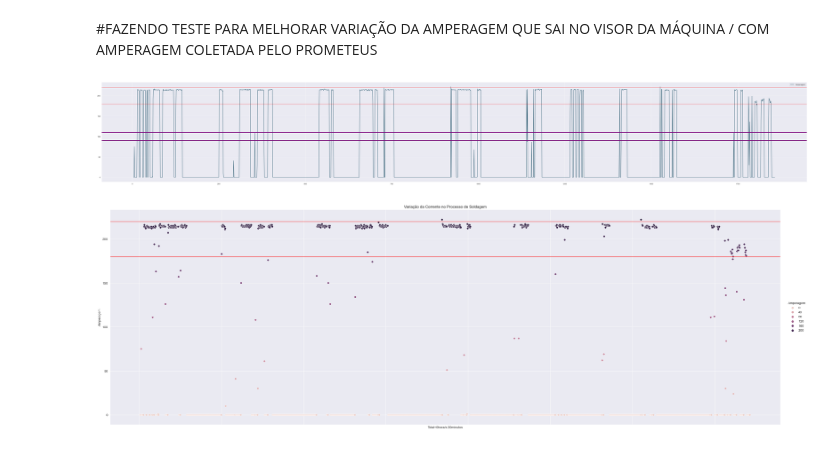
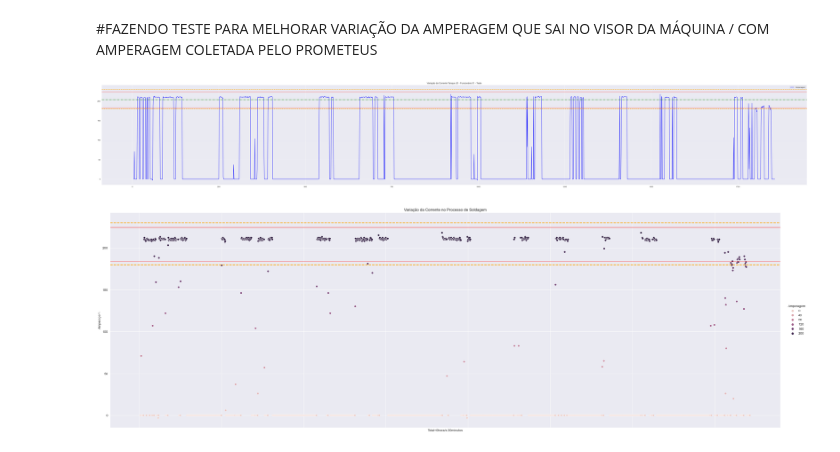
Before and after one commit to Pedrohprado/teste_frame_prometeus, a Jupyter notebook: dfFrame.ipynb, the cells around one changed output. Drawn from its saved outputs; the diff is of its cells as text; code cells hidden in the pictures.

Commit message:
terceiro teste galãozinho

```diff
--- a/dfFrame.ipynb
+++ b/dfFrame.ipynb
@@ -52,21 +52,25 @@ porc = arc * 0.10
 linhamax = arc + porc
 linhamin = arc - porc
 
-arc2 = int(input('Qual o segundo valor da corrente utilizado?'))
-porc2 = arc2 * 0.10
-linhamax2 = arc2 + porc2
-linhamin2 = arc2 - porc2
+arc2 = int(input('Qual a corrente mínima seguindo IE?'))
+arc3 = int(input('Qual a corrente máxima seguindo IE?'))
 # %%
 #Plotando gráficos de linha
-df.plot(figsize=(70,10), color='#154a61')
+df.plot(figsize=(70,10), color='blue')
+
+plt.title('Variação da Corrente Tanque JD - Funcionário 01 - Teste')
+
+
 plt.axhline(linhamax,0,1, color = 'r', **{'lw':1})
 plt.axhline(linhamin,0,1, color = 'r', **{'lw':1})
 
-plt.axhline(linhamax2,0,1, color = 'purple', **{'lw':1})
-plt.axhline(linhamin2,0,1, color = 'purple', **{'lw':1})
+plt.axhline(arc,0,1, color = 'green',ls = 'dashdot', **{'lw':2})
+
+plt.axhline(arc3,0,1, color = 'orange',ls = '--', **{'lw':2})
+plt.axhline(arc2,0,1, color = 'orange',ls = '--', **{'lw':2})
 plt.show()
 # %% [output]
-[figure, old version]
+[figure, new version]
 # %%
 #Plotando gráficos de disperção
 sns.set_style('darkgrid')
@@ -77,11 +81,15 @@ plt.xlabel(total)
 
 plt.axhline(linhamax,0,1, color = 'r', **{'lw':1})
 plt.axhline(linhamin,0,1, color = 'r', **{'lw':1})
+
+plt.axhline(arc3,0,1, color = 'orange',ls = '--', **{'lw':2})
+plt.axhline(arc2,0,1, color = 'orange',ls = '--', **{'lw':2})
+
 plt.tick_params(labelbottom = False)
 
 plt.show()
 # %% [output]
-[figure, old version]
+[figure, new version]
 # %%
 run = df.loc[df['Situação'] == 'trabalhando']
 stop= df.loc[df['Situação'] == 'parado']
```
Also changed, not shown: parts of 3 cells of this notebook, 5 other files.
